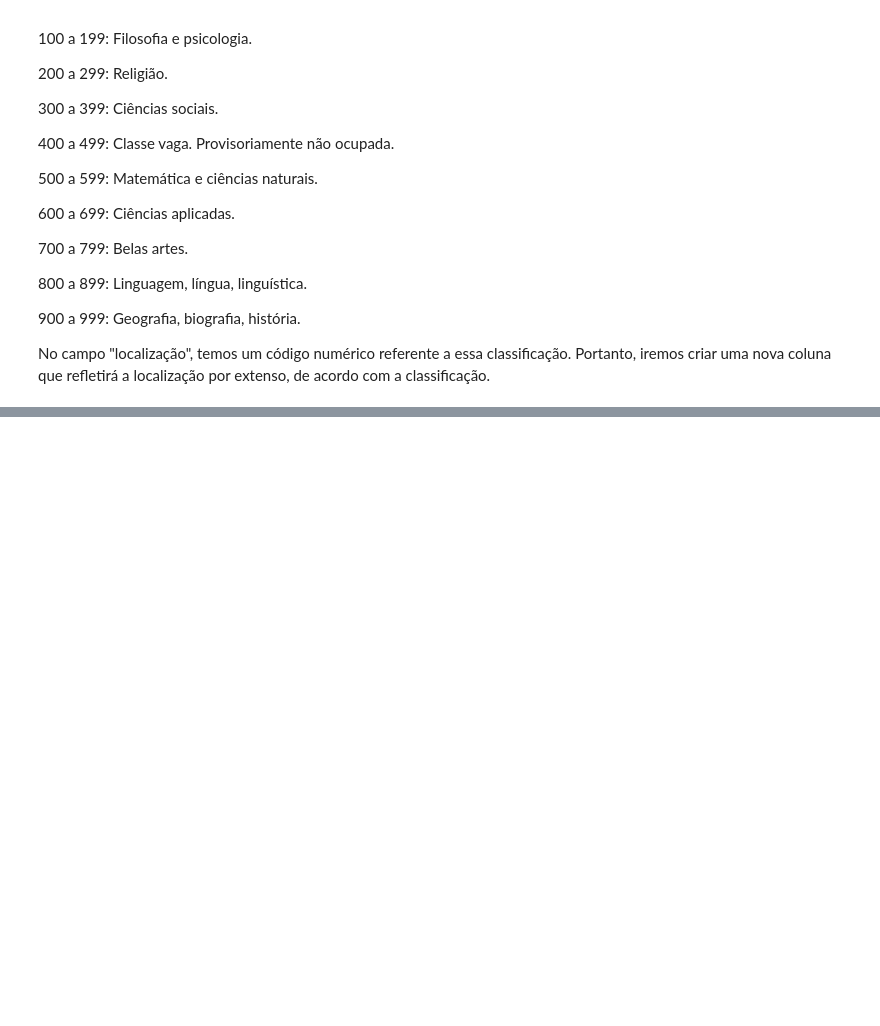
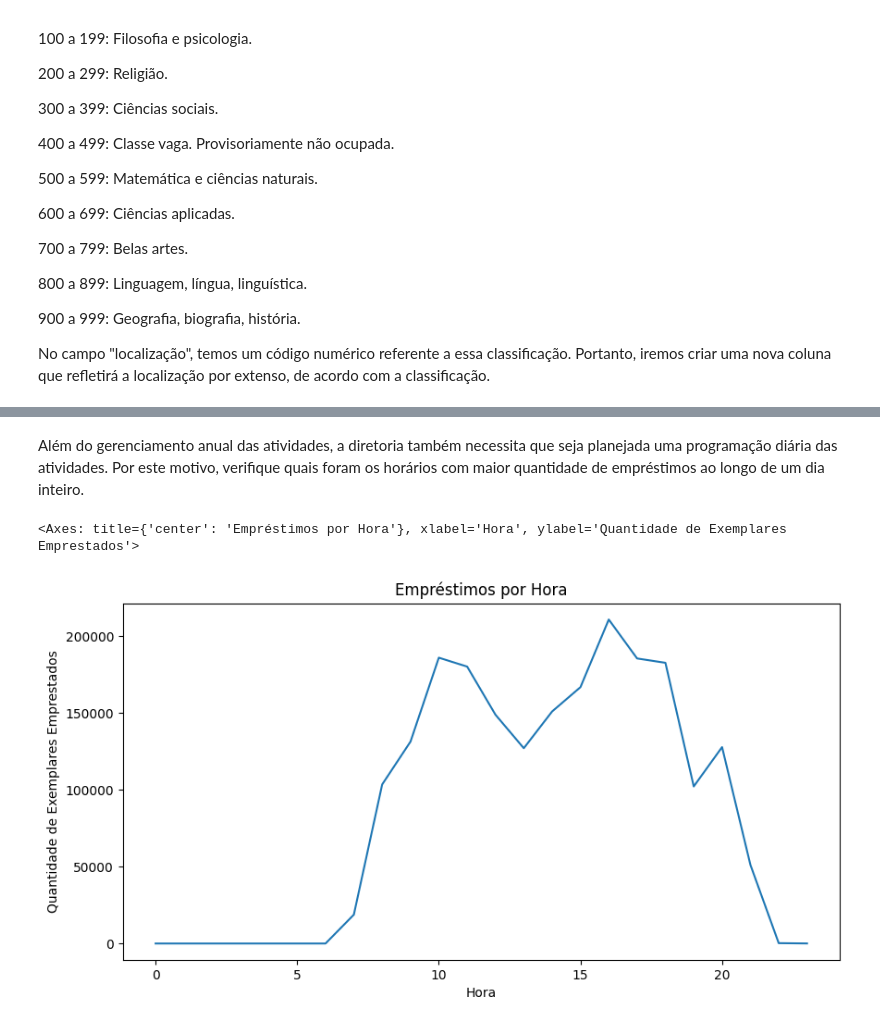
Before and after one commit to murilotw123/7_Days_Of_Code_Alura_Data_science, a Jupyter notebook: 7daysofcode.ipynb, the cells around one changed output, grey strips where cells are left out. Drawn from its saved outputs; the diff is of its cells as text; code cells hidden in the pictures; blank space fills up the shorter version.

```diff
--- a/7daysofcode.ipynb
+++ b/7daysofcode.ipynb
@@ -208,0 +317,17 @@ emprestimos.head(3)
+# %% [markdown]
+
+Além do gerenciamento anual das atividades, a diretoria também necessita que seja planejada uma programação diária das atividades. Por este motivo, verifique quais foram os horários com maior quantidade de empréstimos ao longo de um dia inteiro.
+# %%
+emprestimos['hora_emprestimo'] = emprestimos['data_emprestimo'].dt.hour
+# %%
+quantidade_exemplares_hora = emprestimos.groupby('hora_emprestimo')['id_exemplar'].count()
+quantidade_exemplares_hora.plot(
+    kind='line',
+    xlabel='Hora',
+    ylabel='Quantidade de Exemplares Emprestados',
+    title='Empréstimos por Hora',
+    figsize=(10, 5)
+)
+# %% [output]
+<Axes: title={'center': 'Empréstimos por Hora'}, xlabel='Hora', ylabel='Quantidade de Exemplares Emprestados'>
+[figure, added]
```
Also changed, not shown: parts of 16 cells of this notebook.
